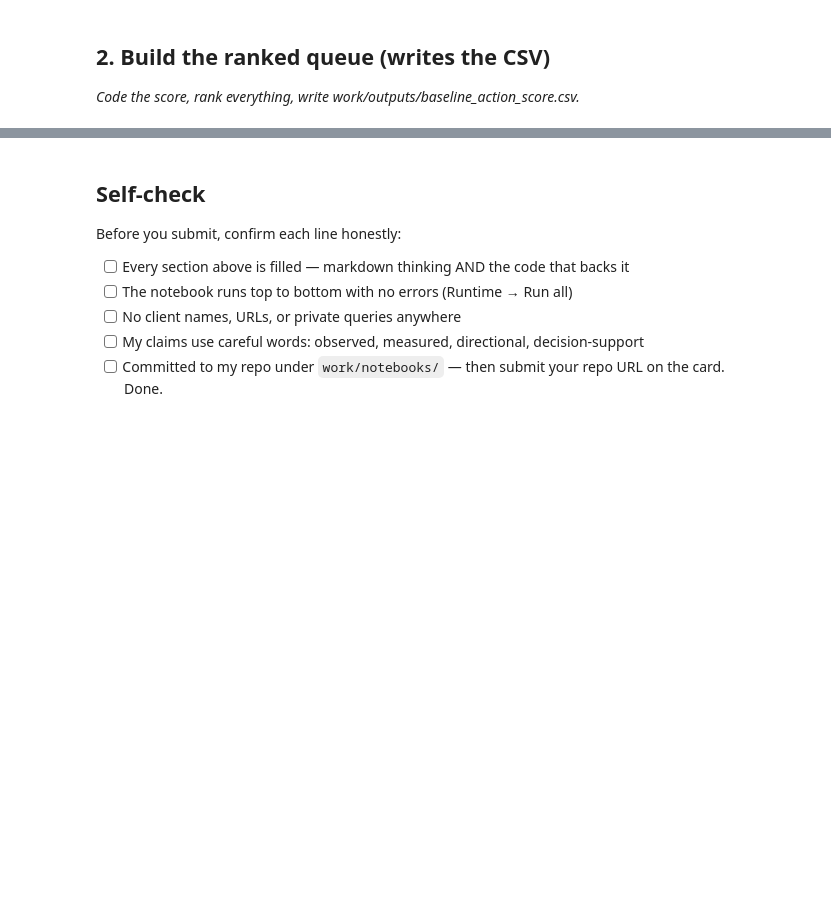
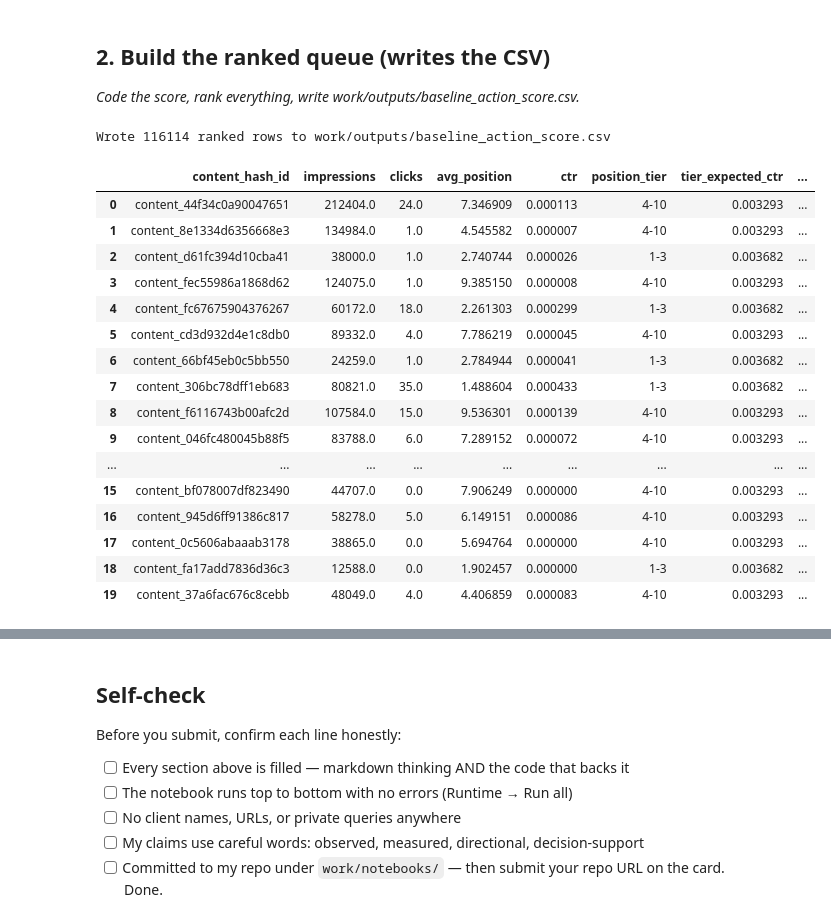
Before and after one commit to sobaannr/FlyRank-Internship, a Jupyter notebook: work/notebooks/w04_baseline_score.ipynb, the cells around one changed output, grey strips where cells are left out. Drawn from its saved outputs; the diff is of its cells as text; code cells hidden in the pictures; blank space fills up the shorter version.

```diff
--- a/work/notebooks/w04_baseline_score.ipynb
+++ b/work/notebooks/w04_baseline_score.ipynb
@@ -15,0 +11,12 @@ This skeleton is yours to fill. Work the sections **in order** — each one has
+# %%
+import duckdb
+con = duckdb.connect()
+con.execute("INSTALL httpfs; LOAD httpfs;")
+
+from google.colab import userdata
+hf_token = userdata.get('HF_TOKEN')
+con.execute(f"CREATE SECRET (TYPE huggingface, TOKEN '{hf_token}')")
+
+WAREHOUSE = "hf://datasets/FlyRank/internship-warehouse"
+MONTH = "2026-03"
+print("Ready. Month =", MONTH)
@@ -17,3 +147,64 @@ This skeleton is yours to fill. Work the sections **in order** — each one has
 ## 2. Build the ranked queue (writes the CSV)
 
 *Code the score, rank everything, write work/outputs/baseline_action_score.csv.*
+# %%
+# This cell is for CODE (numbers, a query, a check).
+# Write your text answer in the cell ABOVE this one — typing sentences here breaks Run All.
+
+import os
+import numpy as np
+
+page_month = con.sql(f"""
+    SELECT content_hash_id,
+           SUM(gsc_impressions) AS impressions,
+           SUM(gsc_clicks) AS clicks,
+           AVG(gsc_avg_position) AS avg_position
+    FROM read_parquet('{WAREHOUSE}/fact_content_daily_performance/month={MONTH}/*.parquet')
+    WHERE gsc_data_available IS TRUE
+    GROUP BY content_hash_id
+    HAVING SUM(gsc_impressions) >= 50
+""").df()
+
+page_month["ctr"] = page_month["clicks"] / page_month["impressions"]
+
+def tier(pos):
+    if pos <= 3: return "1-3"
+    elif pos <= 10: return "4-10"
+    elif pos <= 20: return "11-20"
+    elif pos <= 50: return "21-50"
+    else: return "51+"
+
+page_month["position_tier"] = page_month["avg_position"].apply(tier)
+page_month["tier_expected_ctr"] = page_month.groupby("position_tier")["ctr"].transform("mean")
+
+page_month["baseline_action_score"] = (
+    (page_month["tier_expected_ctr"] - page_month["ctr"]) * np.log1p(page_month["impressions"])
+)
+page_month["reason_code"] = "ctr_below_tier_expected"
+page_month["action"] = "review_metadata_or_snippet"
+
+queue = page_month.sort_values("baseline_action_score", ascending=False).reset_index(drop=True)
+
+os.makedirs("work/outputs", exist_ok=True)
+queue.to_csv("work/outputs/baseline_action_score.csv", index=False)
+print(f"Wrote {len(queue)} ranked rows to work/outputs/baseline_action_score.csv")
+queue.head(20)
+# %% [output]
+Wrote 116114 ranked rows to work/outputs/baseline_action_score.csv
+|  | content_hash_id | impressions | clicks | avg_position | ctr | position_tier | tier_expected_ctr | ... |
+| 0 | content_44f34c0a90047651 | 212404.0 | 24.0 | 7.346909 | 0.000113 | 4-10 | 0.003293 | ... |
+| 1 | content_8e1334d6356668e3 | 134984.0 | 1.0 | 4.545582 | 0.000007 | 4-10 | 0.003293 | ... |
+| 2 | content_d61fc394d10cba41 | 38000.0 | 1.0 | 2.740744 | 0.000026 | 1-3 | 0.003682 | ... |
+| 3 | content_fec55986a1868d62 | 124075.0 | 1.0 | 9.385150 | 0.000008 | 4-10 | 0.003293 | ... |
+| 4 | content_fc67675904376267 | 60172.0 | 18.0 | 2.261303 | 0.000299 | 1-3 | 0.003682 | ... |
+| 5 | content_cd3d932d4e1c8db0 | 89332.0 | 4.0 | 7.786219 | 0.000045 | 4-10 | 0.003293 | ... |
+| 6 | content_66bf45eb0c5bb550 | 24259.0 | 1.0 | 2.784944 | 0.000041 | 1-3 | 0.003682 | ... |
+| 7 | content_306bc78dff1eb683 | 80821.0 | 35.0 | 1.488604 | 0.000433 | 1-3 | 0.003682 | ... |
+| 8 | content_f6116743b00afc2d | 107584.0 | 15.0 | 9.536301 | 0.000139 | 4-10 | 0.003293 | ... |
+| 9 | content_046fc480045b88f5 | 83788.0 | 6.0 | 7.289152 | 0.000072 | 4-10 | 0.003293 | ... |
+| ... | ... | ... | ... | ... | ... | ... | ... | ... |
+| 15 | content_bf078007df823490 | 44707.0 | 0.0 | 7.906249 | 0.000000 | 4-10 | 0.003293 | ... |
+| 16 | content_945d6ff91386c817 | 58278.0 | 5.0 | 6.149151 | 0.000086 | 4-10 | 0.003293 | ... |
+| 17 | content_0c5606abaaab3178 | 38865.0 | 0.0 | 5.694764 | 0.000000 | 4-10 | 0.003293 | ... |
+| 18 | content_fa17add7836d36c3 | 12588.0 | 0.0 | 1.902457 | 0.000000 | 1-3 | 0.003682 | ... |
+| 19 | content_37a6fac676c8cebb | 48049.0 | 4.0 | 4.406859 | 0.000083 | 4-10 | 0.003293 | ... |
```
Also changed, not shown: parts of 19 cells of this notebook.
